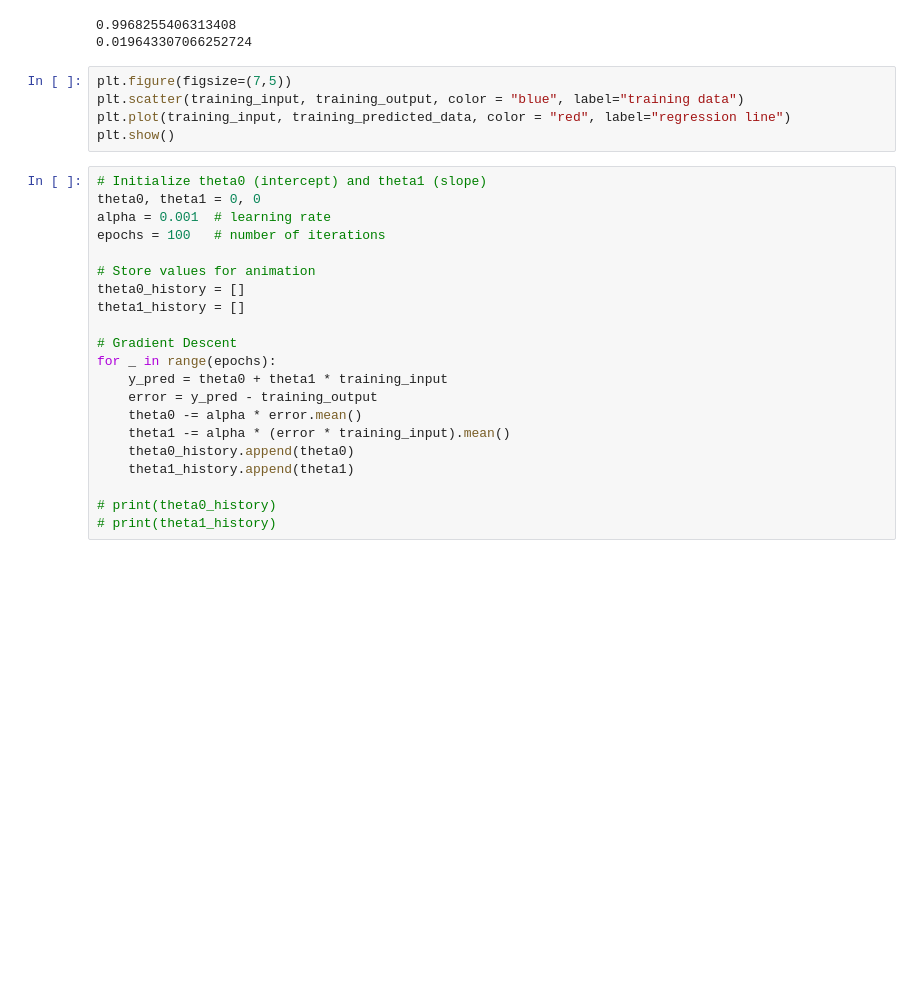
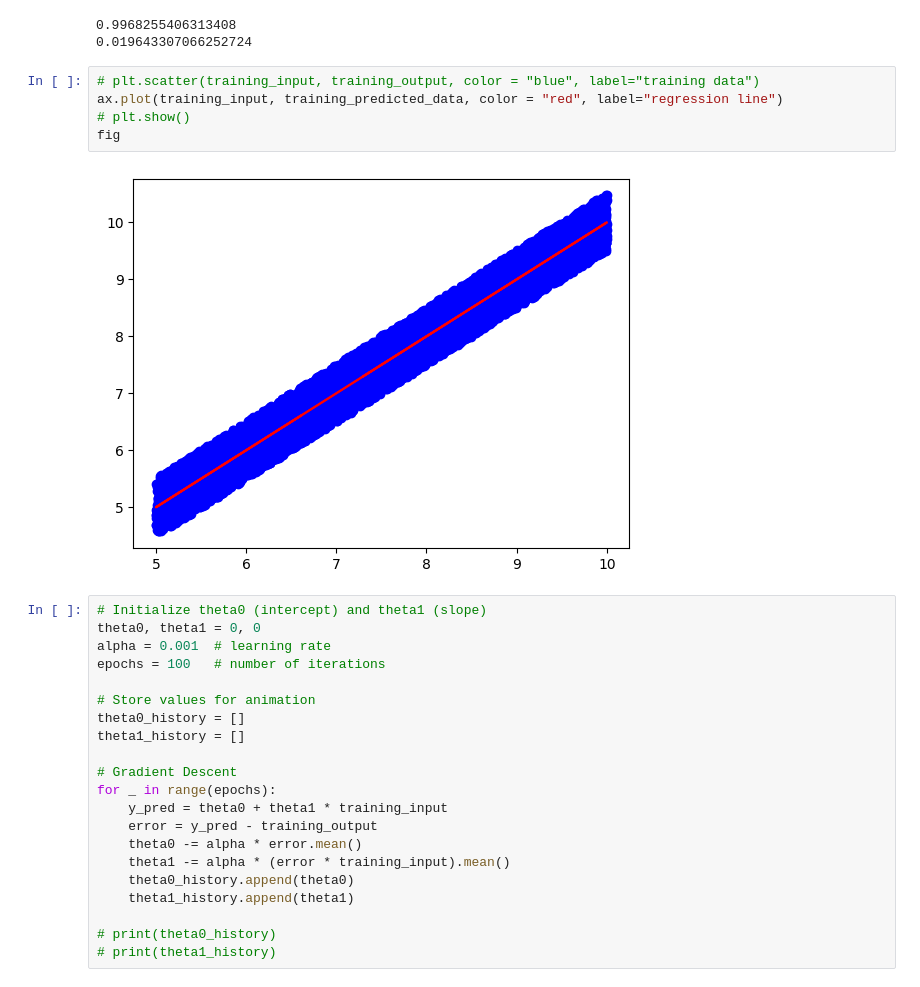
Before and after one commit to t9guan/workshop1, a Jupyter notebook: workshop1notes.ipynb, the cells around one changed output. Cells and saved outputs as stored; diff of their text form; blank space fills up the shorter version.

```diff
--- a/workshop1notes.ipynb
+++ b/workshop1notes.ipynb
@@ -301,10 +360,12 @@ print(b)
 0.9968255406313408
 0.019643307066252724
 # %%
-plt.figure(figsize=(7,5))
-plt.scatter(training_input, training_output, color = "blue", label="training data")
-plt.plot(training_input, training_predicted_data, color = "red", label="regression line")
-plt.show()
+# plt.scatter(training_input, training_output, color = "blue", label="training data")
+ax.plot(training_input, training_predicted_data, color = "red", label="regression line")
+# plt.show()
+fig
+# %% [output]
+[figure, added]
 # %%
 # Initialize theta0 (intercept) and theta1 (slope)
 theta0, theta1 = 0, 0
```
Also changed, not shown: parts of 5 cells of this notebook.
